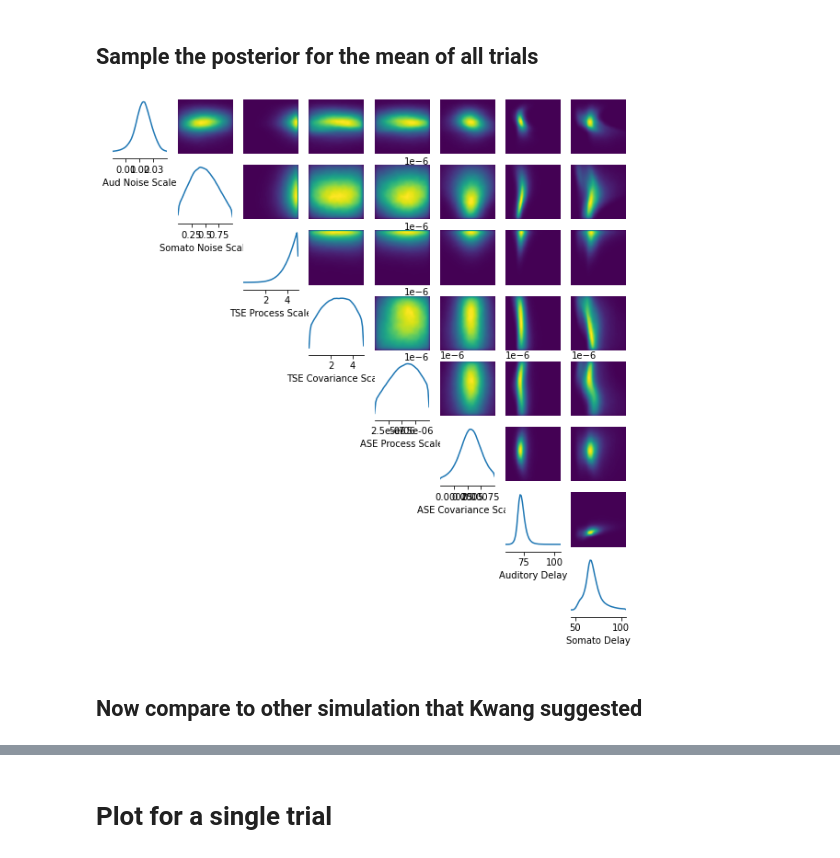
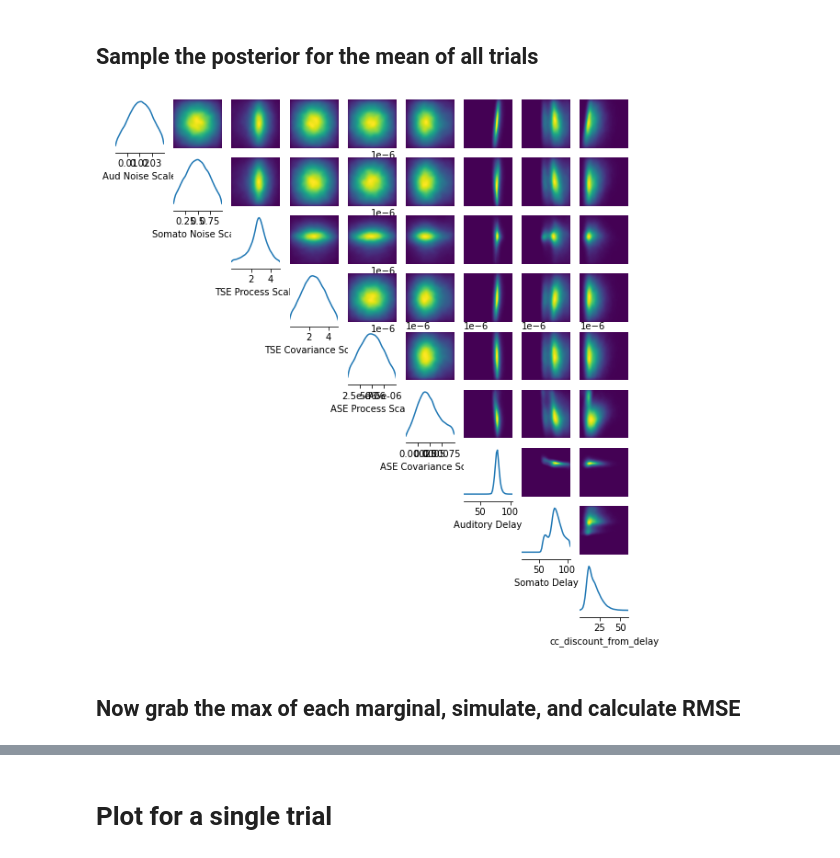
Before and after one commit to apongos/FACTS_SBI_cluster, a Jupyter notebook: SBI_on_FACTS_parell_data.ipynb, the cells around one changed output, grey strips where cells are left out. Drawn from its saved outputs; the diff is of its cells as text; code cells hidden in the pictures.

```diff
--- a/SBI_on_FACTS_parell_data.ipynb
+++ b/SBI_on_FACTS_parell_data.ipynb
@@ -237,0 +274,3 @@ dtype([('ACUp', 'O'), ('ACDown', 'O'), ('HOCUp', 'O'), ('HOCDown', 'O'), ('all',
+# %%
+data_healthy_2019 = scipy.io.loadmat('sbi_resources/parrell_2019/fmtMatrix_shiftUpshiftDown_merged_OA.mat')
+print(data_healthy_2019.keys())
@@ -237,0 +306,9 @@ dtype([('ACUp', 'O'), ('ACDown', 'O'), ('HOCUp', 'O'), ('HOCDown', 'O'), ('all',
+# %%
+data_CD_2019 = scipy.io.loadmat('sbi_resources/parrell_2019/fmtMatrix_shiftUpshiftDown_merged_CD.mat')
+
+CD_ffx_shiftUp = data_CD_2019['ffx']['rawf1'][0,0]['shiftUp'][0,0]
+CD_ffx_shiftDown = data_CD_2019['ffx']['rawf1'][0,0]['shiftDown'][0,0]
+
+plt.plot(np.nanmean(CD_ffx_shiftUp,1), label='shiftUp' )
+plt.plot(np.nanmean(CD_ffx_shiftDown,1), label='shiftDown' )
+plt.legend()
@@ -356,18 +508,4 @@ else:
 # %%
-# Load pickle data
-with open(f'./sbi_resources/ModelC_auditory_soma_noise_TSE_ASE_Delay_theta_x_{num_sim}.pkl', 'rb') as f:  # Python 3: open(..., 'wb')
-    object_file = pickle.load(f)
-    theta2, x2 = object_file
-
-    # Run more simulations
-    theta3, x3 = simulate_for_sbi(simulator, proposal=prior, num_simulations=1000, num_workers=num_workers)
-
-    # Append
-    theta4 = torch.cat((theta2, theta3))
-    x4 = torch.cat((x2, x3))
-
-    density_estimator = inference.append_simulations(theta4, x4).train(force_first_round_loss=True) # Look more into force_first_round_loss=True
-    posterior2 = inference.build_posterior(density_estimator)
-
-#   file.close()
+density_estimator = inference.append_simulations(all_theta, all_x).train(force_first_round_loss=True) # Look more into force_first_round_loss=True
+posterior = inference.build_posterior(density_estimator)
 # %% [output]
@@ -416,13 +526,14 @@ single_trial = trial_cells_mat[729]
 ## Sample the posterior for the mean of all trials
 # %%
 labels = ['Aud Noise Scale', 'Somato Noise Scale', 'TSE Process Scale',
-          'TSE Covariance Scale', 'ASE Process Scale', 'ASE Covariance Scale', 'Auditory Delay', 'Somato Delay']
+          'TSE Covariance Scale', 'ASE Process Scale', 'ASE Covariance Scale',
+          'Auditory Delay', 'Somato Delay', 'cc_discount_from_delay']
 # %%
-samples = posterior.sample((1000000,), x=mean_trials)
+samples = posterior.sample((100000,), x=mean_trials)
 log_probability = posterior.log_prob(samples, x=mean_trials)
 out = pairplot(samples, fig_size=(10,10), upper='kde', diag='kde', labels=labels)
 # %% [output]
-[figure, old version]
+[figure, new version]
 # %% [markdown]
-## Now compare to other simulation that Kwang suggested
+## Now grab the max of each marginal, simulate, and calculate RMSE
 # %%
```
Also changed, not shown: parts of 37 cells of this notebook, 32 other files.
